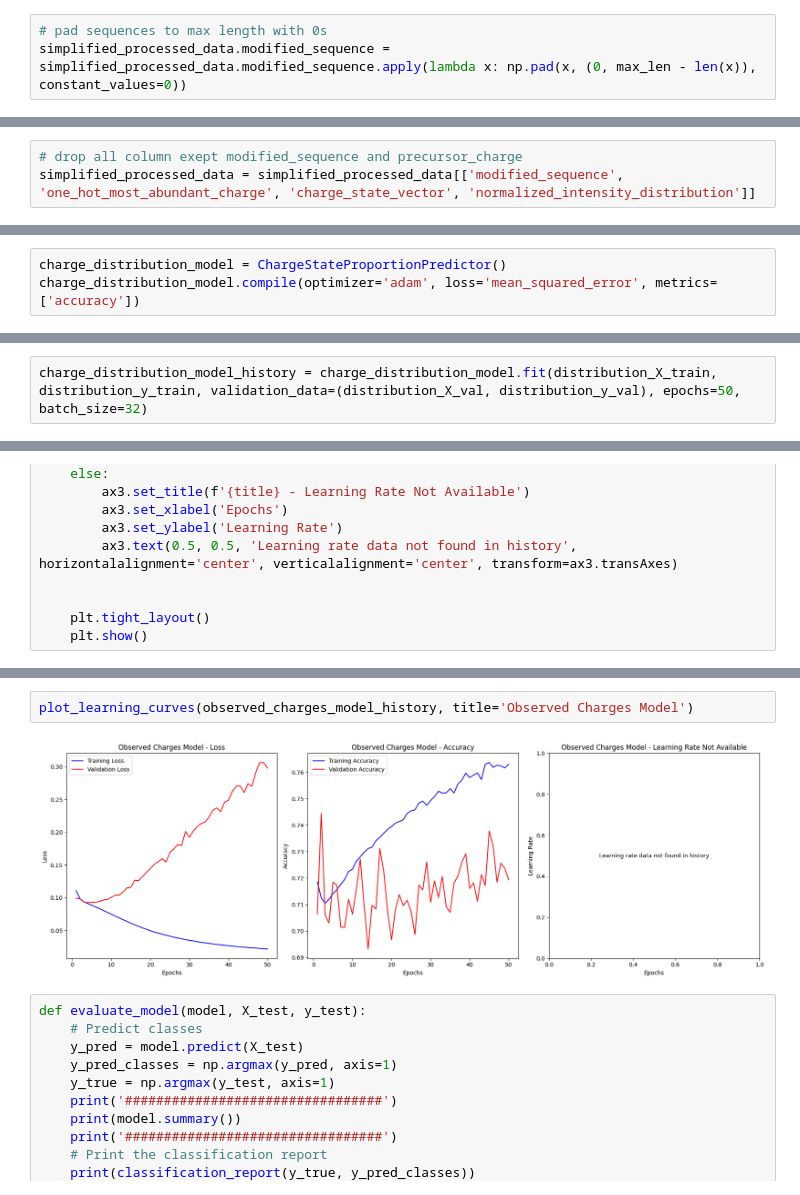
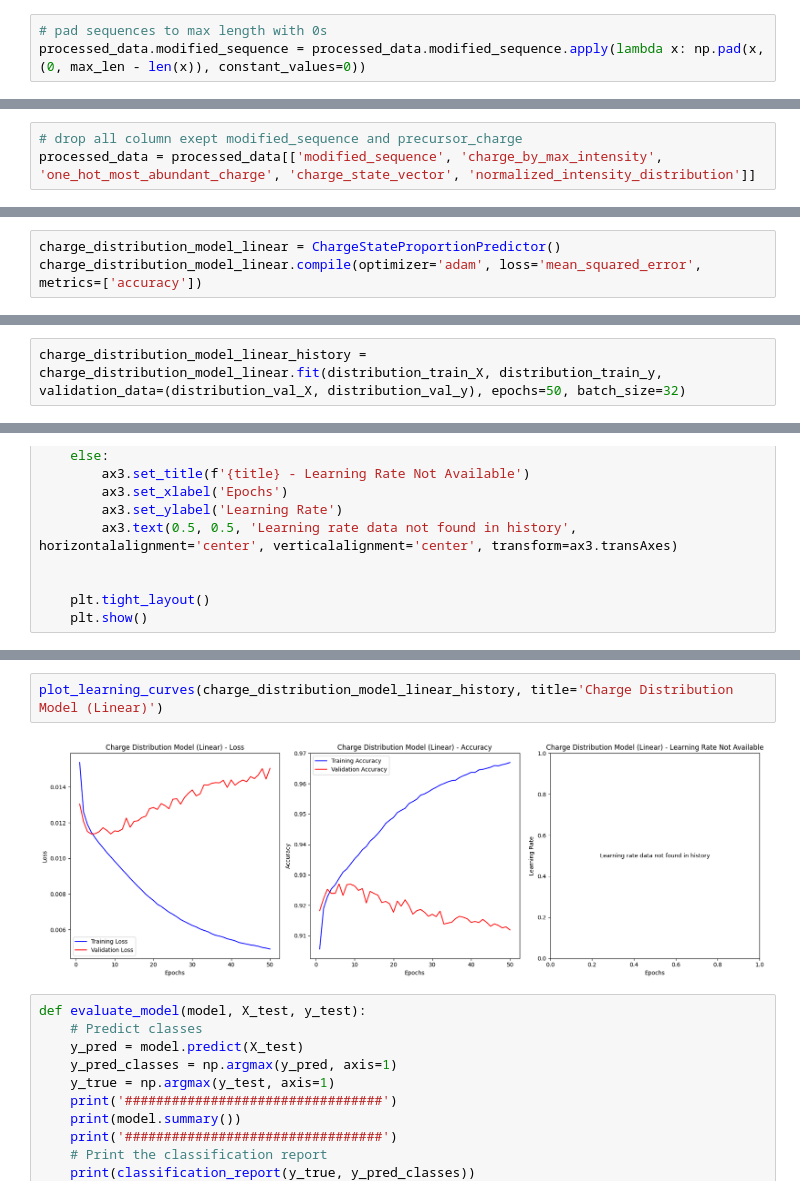
Before and after one commit to wilhelm-lab/dlomix, a Jupyter notebook: model_dev.ipynb, the cells around one changed output, grey strips where cells are left out. Cells and saved outputs as stored; diff of their text form.

Commit message:
Actual Prosit adaption models

```diff
--- a/model_dev.ipynb
+++ b/model_dev.ipynb
@@ -105,4 +190,4 @@ max_len
 40
 # %%
 # pad sequences to max length with 0s
-simplified_processed_data.modified_sequence = simplified_processed_data.modified_sequence.apply(lambda x: np.pad(x, (0, max_len - len(x)), constant_values=0))
+processed_data.modified_sequence = processed_data.modified_sequence.apply(lambda x: np.pad(x, (0, max_len - len(x)), constant_values=0))
@@ -115,3 +194,3 @@ See the caveats in the documentation: https://pandas.pydata.org/pandas-docs/stab
 # %%
 # drop all column exept modified_sequence and precursor_charge
-simplified_processed_data = simplified_processed_data[['modified_sequence', 'one_hot_most_abundant_charge', 'charge_state_vector', 'normalized_intensity_distribution']]
+processed_data = processed_data[['modified_sequence', 'charge_by_max_intensity', 'one_hot_most_abundant_charge', 'charge_state_vector', 'normalized_intensity_distribution']]
@@ -208,8 +487,8 @@ Your kernel may have been built without NUMA support.
 observed_charges_model = ObservedChargeStatePredictor()
 observed_charges_model.compile(optimizer='adam', loss='binary_crossentropy', metrics=['accuracy'])
 # %%
-charge_distribution_model = ChargeStateProportionPredictor()
-charge_distribution_model.compile(optimizer='adam', loss='mean_squared_error', metrics=['accuracy'])
+charge_distribution_model_linear = ChargeStateProportionPredictor()
+charge_distribution_model_linear.compile(optimizer='adam', loss='mean_squared_error', metrics=['accuracy'])
 # %% [markdown]
 ## Regularization
 # %%
@@ -296,4 +569,4 @@ array([[0.49825114, 0.4981406 , 0.5006202 , 0.50114113, 0.49839905,
 # %%
-charge_distribution_model_history = charge_distribution_model.fit(distribution_X_train, distribution_y_train, validation_data=(distribution_X_val, distribution_y_val), epochs=50, batch_size=32)
+charge_distribution_model_linear_history = charge_distribution_model_linear.fit(distribution_train_X, distribution_train_y, validation_data=(distribution_val_X, distribution_val_y), epochs=50, batch_size=32)
 # %% [output]
 Epoch 1/50
@@ -392,7 +665,7 @@ plot_learning_curves(observed_charges_model_history, title='Observed Charges Mod
 # %%
-plot_learning_curves(observed_charges_model_history, title='Observed Charges Model')
+plot_learning_curves(charge_distribution_model_linear_history, title='Charge Distribution Model (Linear)')
 # %% [output]
-[figure, old version]
+[figure, new version]
 # %%
 def evaluate_model(model, X_test, y_test):
     # Predict classes
```
Also changed, not shown: parts of 41 cells of this notebook.
